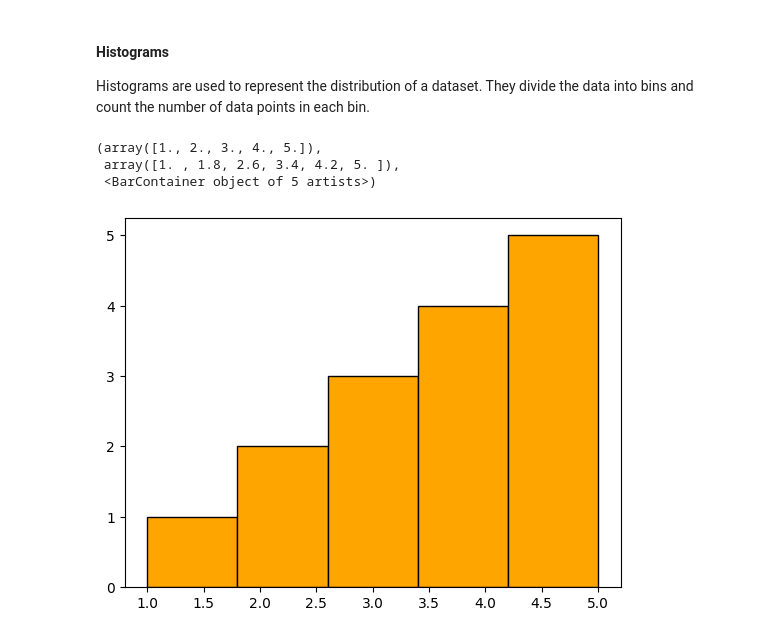
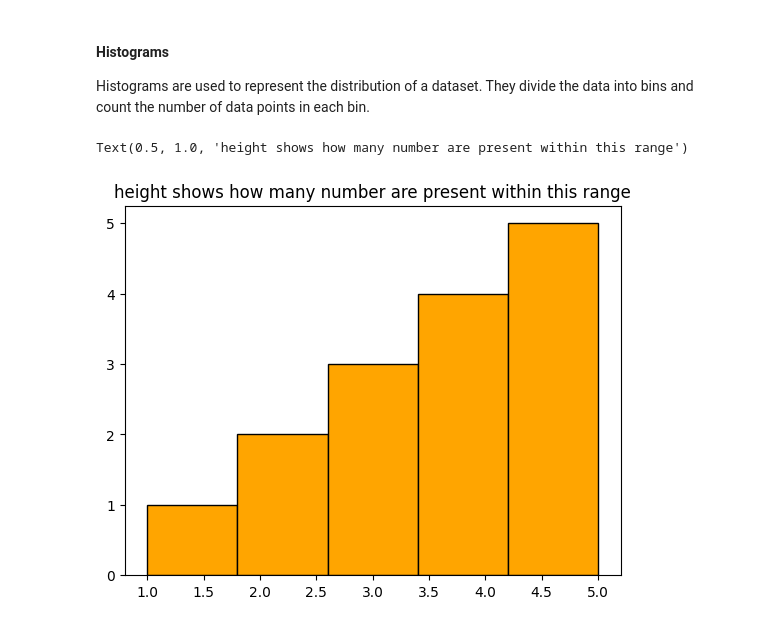
Before and after one commit to DeepakMangale/Complete-Python-Bootcamp-main, a Jupyter notebook: 10-Data Analysis With Python/10.5-matplotlib.ipynb, the cells around one changed output. Cells and saved outputs as stored; diff of their text form; code cells hidden in the pictures.

Commit message:
Done histogram

```diff
--- a/10-Data Analysis With Python/10.5-matplotlib.ipynb
+++ b/10-Data Analysis With Python/10.5-matplotlib.ipynb
@@ -94,11 +94,10 @@ Histograms are used to represent the distribution of a dataset. They divide the
 # %%
 # Sample data
 data = [1, 2, 2, 3, 3, 3, 4, 4, 4, 4, 5, 5, 5, 5, 5]
 
 ##create a histogram
 plt.hist(data,bins=5,color='orange',edgecolor='black')
+plt.title('height shows how many number are present within this range')
 # %% [output]
-(array([1., 2., 3., 4., 5.]),
- array([1. , 1.8, 2.6, 3.4, 4.2, 5. ]),
- <BarContainer object of 5 artists>)
+Text(0.5, 1.0, 'height shows how many number are present within this range')
-[figure, old version]
+[figure, new version]
```
